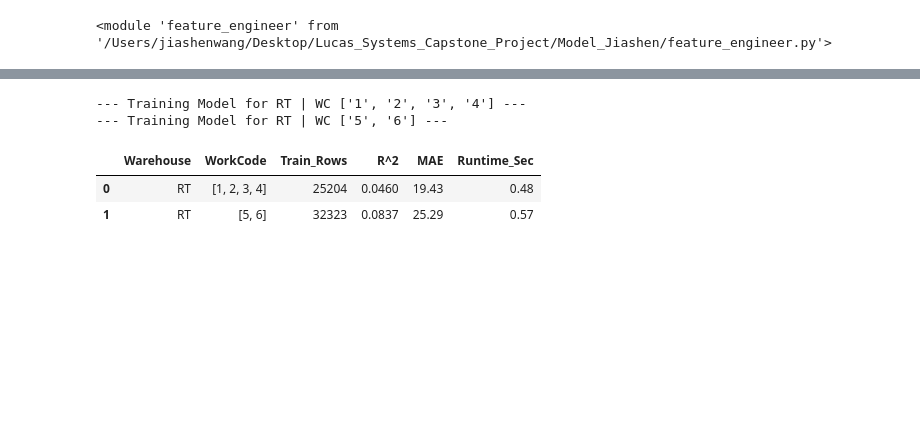
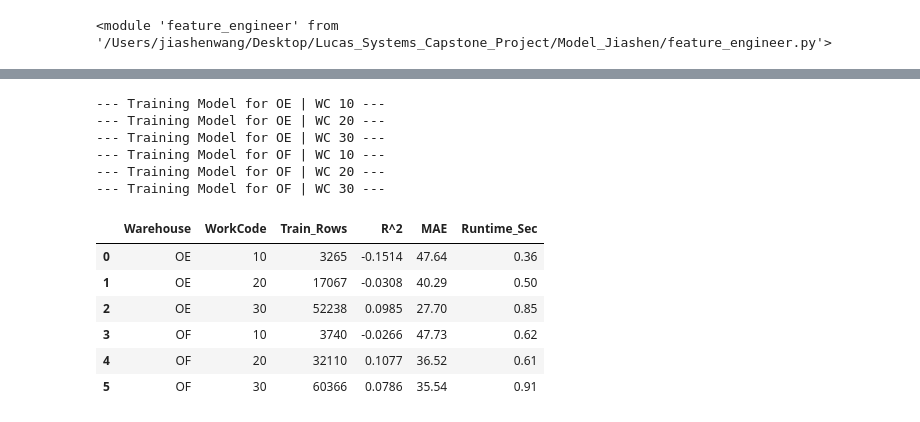
Before and after one commit to JiashenWangg/Lucas_Systems_Capstone_Project, a Jupyter notebook: Model_Jiashen/xgboost.ipynb, the cells around one changed output, grey strips where cells are left out. Drawn from its saved outputs; the diff is of its cells as text; code cells hidden in the pictures; blank space fills up the shorter version.

```diff
--- a/Model_Jiashen/xgboost.ipynb
+++ b/Model_Jiashen/xgboost.ipynb
@@ -13,10 +13,10 @@ importlib.reload(feature_engineer)
 <module 'feature_engineer' from '/Users/jiashenwang/Desktop/Lucas_Systems_Capstone_Project/Model_Jiashen/feature_engineer.py'>
 # %%
 # Configurations
-#warehouses = ["OE", "OF"]
-#work_codes = ["10", "20", "30"]
-warehouses = ["RT"]
-work_codes = [["1", "2", "3", "4"], ["5", "6"]]
+warehouses = ["OE", "OF"]
+work_codes = ["10", "20", "30"]
+#warehouses = ["RT"]
+#work_codes = [["1", "2", "3", "4"], ["5", "6"]]
 max_time = 300
 models = []
 results = []
@@ -82,9 +88,9 @@ for wh in warehouses:
 
         # 1. Preprocess
         df, features, cat_cols = get_engineered_df(DATA_PATH, warehouse=wh, work_code=wc, max_time=max_time)
-        # remove distance, "same_aisle", "same_lockey", "diff_level" from features
-        features = [f for f in features if f not in ["Travel_Distance", "same_aisle", "same_lockey", "diff_level"]]
-        cat_cols = [col for col in cat_cols if col not in ["same_aisle", "same_lockey", "diff_level"]]
+        # remove distance, "same_aisle", "same_lockey", "same_level" from features
+        features = [f for f in features if f not in ["Travel_Distance", "same_aisle", "same_lockey", "same_level"]]
+        cat_cols = [col for col in cat_cols if col not in ["same_aisle", "same_lockey", "same_level"]]
 
         # 2. Prepare Data (One-Hot Encoding)
         X = pd.get_dummies(df[features], columns=cat_cols, drop_first=True)
@@ -93,37 +99,45 @@ for wh in warehouses:
         X_train, X_test, y_train, y_test = train_test_split(X, y, test_size=0.2, random_state=42)
 
         # 3. Model Training & Timing
         start_time = time.time()
         model = XGBRegressor(n_estimators=1000, learning_rate=0.05, max_depth=6, random_state=42, n_jobs=-1)
         model.fit(X_train, y_train)
         end_time = time.time()
         models_nodist.append(model)
 
         # 4. Evaluation
         preds = model.predict(X_test)
         r2 = r2_score(y_test, preds)
         mae = mean_absolute_error(y_test, preds)
         runtime = end_time - start_time
 
         # 5. Store Results
         results_nodist.append({
             "Warehouse": wh,
             "WorkCode": wc,
             "Train_Rows": len(X_train),
             "R^2": round(r2, 4),
             "MAE": round(mae, 2),
             "Runtime_Sec": round(runtime, 2)
         })
 
 # Display Clean Results Table
 results_df_nodist = pd.DataFrame(results_nodist)
 display(results_df_nodist)
 # %% [output]
---- Training Model for RT | WC ['1', '2', '3', '4'] ---
---- Training Model for RT | WC ['5', '6'] ---
+--- Training Model for OE | WC 10 ---
+--- Training Model for OE | WC 20 ---
+--- Training Model for OE | WC 30 ---
+--- Training Model for OF | WC 10 ---
+--- Training Model for OF | WC 20 ---
+--- Training Model for OF | WC 30 ---
 |  | Warehouse | WorkCode | Train_Rows | R^2 | MAE | Runtime_Sec |
-| 0 | RT | [1, 2, 3, 4] | 25204 | 0.0460 | 19.43 | 0.48 |
-| 1 | RT | [5, 6] | 32323 | 0.0837 | 25.29 | 0.57 |
+| 0 | OE | 10 | 3265 | -0.1514 | 47.64 | 0.36 |
+| 1 | OE | 20 | 17067 | -0.0308 | 40.29 | 0.50 |
+| 2 | OE | 30 | 52238 | 0.0985 | 27.70 | 0.85 |
+| 3 | OF | 10 | 3740 | -0.0266 | 47.73 | 0.62 |
+| 4 | OF | 20 | 32110 | 0.1077 | 36.52 | 0.61 |
+| 5 | OF | 30 | 60366 | 0.0786 | 35.54 | 0.91 |
 # %%
 # Append MAE column of nodist to original results_df, right after MAE column and befoire Runtime_Sec, also add percentage increase
 display_df = results_df.copy()
```
Also changed, not shown: parts of 4 cells of this notebook, 2 other files.
